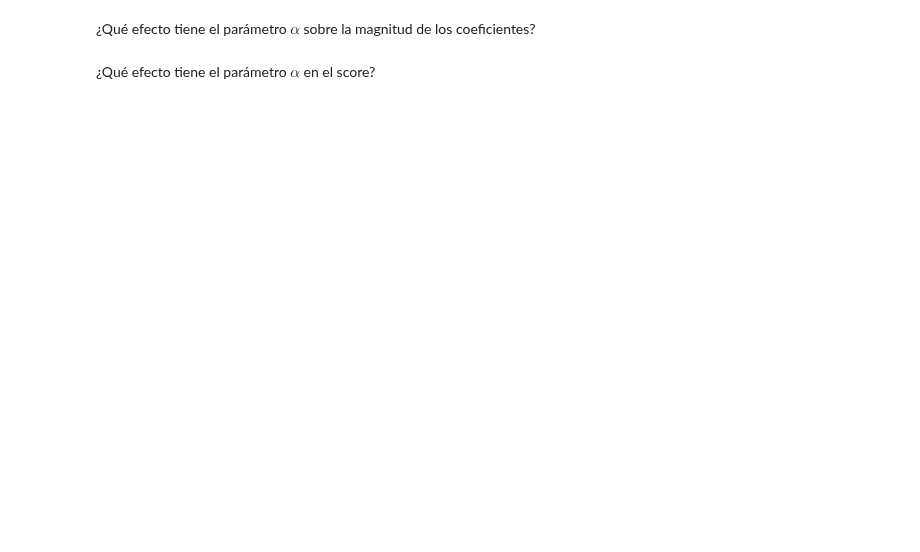
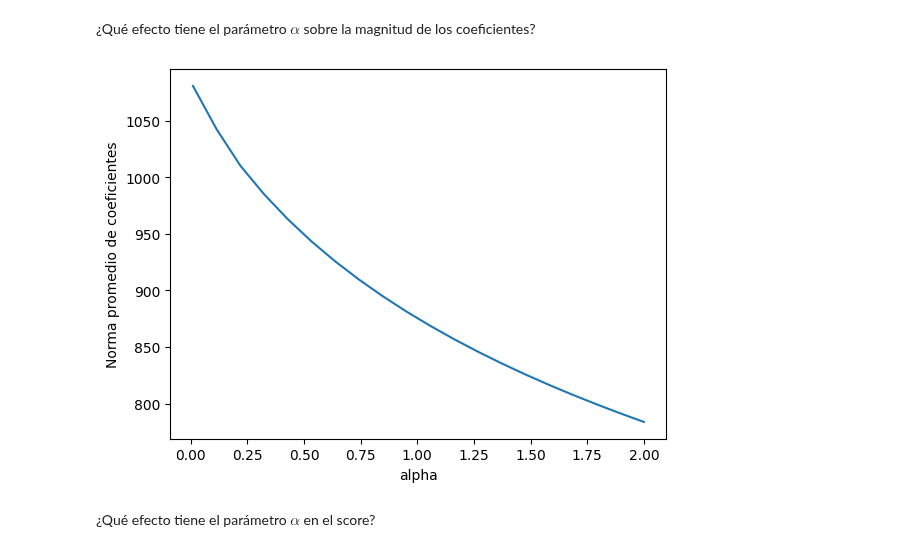
Before and after one commit to DCDPUAEM/DCDP, a Jupyter notebook: 03 Machine Learning/notebooks/03-Regression.ipynb, the cells around one changed output. Drawn from its saved outputs; the diff is of its cells as text; code cells hidden in the pictures; blank space fills up the shorter version.

```diff
--- a/03 Machine Learning/notebooks/03-Regression.ipynb
+++ b/03 Machine Learning/notebooks/03-Regression.ipynb
@@ -763,4 +1157,13 @@ replacing_dict = {'four':4, 'six':6, 'five':5, 'three':3, 'twelve':12, 'two':2,
 
 for col in cols:
     df[col].replace(replacing_dict,inplace=True)
+
+y = df['price'].values
+df.drop(columns='price',inplace=True)
+X_df = pd.get_dummies(df,drop_first=True)
+X = X_df.values
+
+print(f"Features: {X.shape}")
+print(f"Etiquetas: {y.shape}")
+
 df
@@ -795,8 +1205,15 @@ X_test = scaler.transform(X_test)
 # %%
-from sklearn.linear_model import Ridge
+from sklearn.linear_model import Ridge, Lasso, ElasticNet
+from sklearn.metrics import mean_absolute_error, mean_absolute_percentage_error
 
-lr = Ridge(alpha=2)
+lr = Ridge(alpha=1)
+# lr = Lasso(alpha=1)
+# lr = ElasticNet(alpha=1,l1_ratio=0.5)
 lr.fit(X_train,y_train)
 
-print(f"Entrenamiento: {lr.score(X_train,y_train)}")
-print(f"Prueba: {lr.score(X_test,y_test)}")
+print(f"Score R^2 de entrenamiento: {lr.score(X_train,y_train)}")
+print(f"Score R^2 de prueba: {lr.score(X_test,y_test)}")
+
+y_pred = lr.predict(X_test)
+print(f"\nMAE en prueba: {mean_absolute_error(y_test,y_pred)}")
+print(f"MAPE en prueba: {mean_absolute_percentage_error(y_test,y_pred)}")
@@ -809,19 +1254,21 @@ dict(sorted(coefs_dict.items(),key=lambda x:x[1],reverse=True))
 # %%
 import matplotlib.pyplot as plt
 
-alphas = np.logspace(-12,0,num=10)
+alphas = np.linspace(0.01,2,num=20)
 normas = []
 
 for alpha in alphas:
     lr = Ridge(alpha=alpha)
     lr.fit(X_train,y_train)
     normas.append(np.mean(np.abs(lr.coef_)))
 
 plt.figure()
 plt.plot(alphas,normas)
 plt.xlabel("alpha")
-plt.ylabel("Norma promedio")
+plt.ylabel("Norma promedio de coeficientes")
 plt.show()
+# %% [output]
+[figure, added]
 # %% [markdown]
 ¿Qué efecto tiene el parámetro $\alpha$ en el score?
 # %%
```
Also changed, not shown: parts of 90 cells of this notebook, 2 other files.
